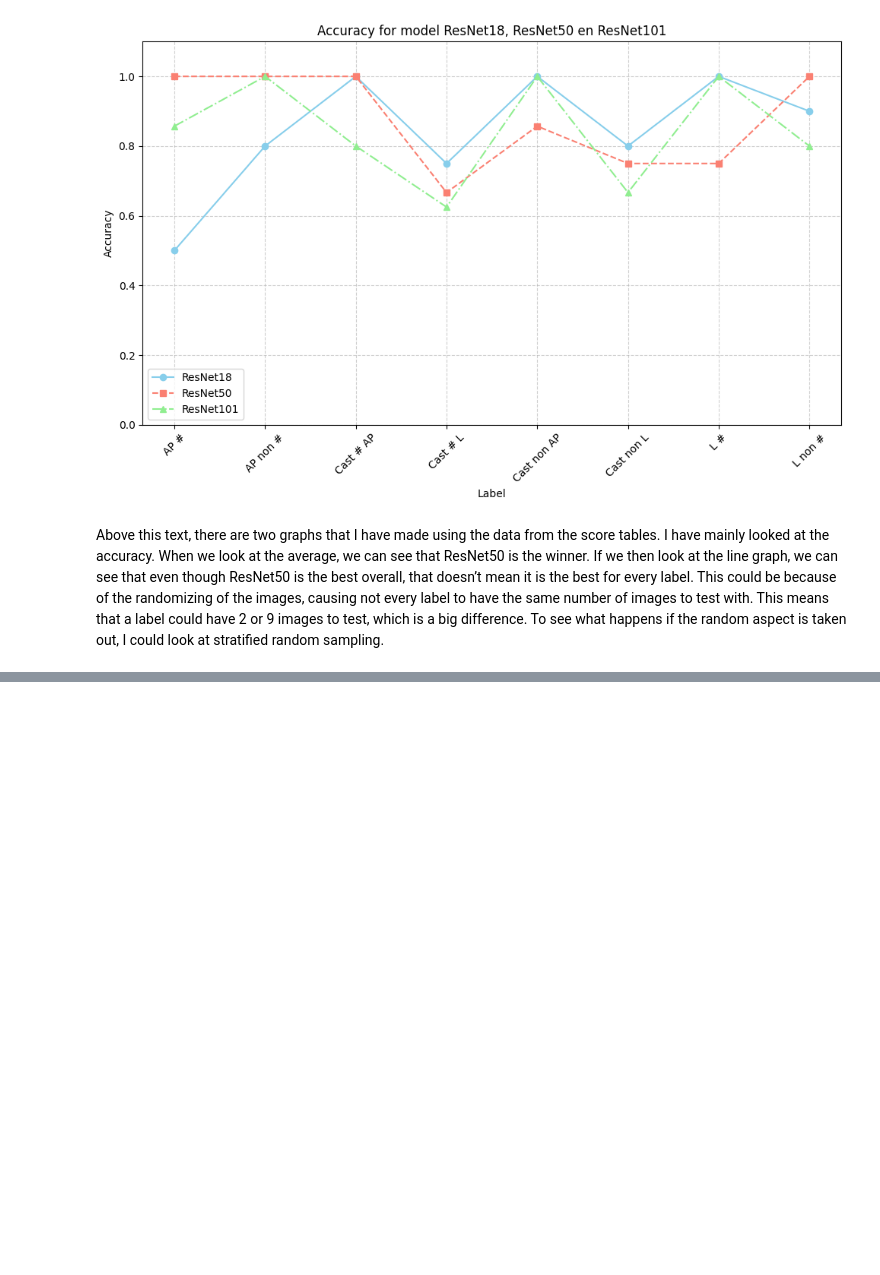
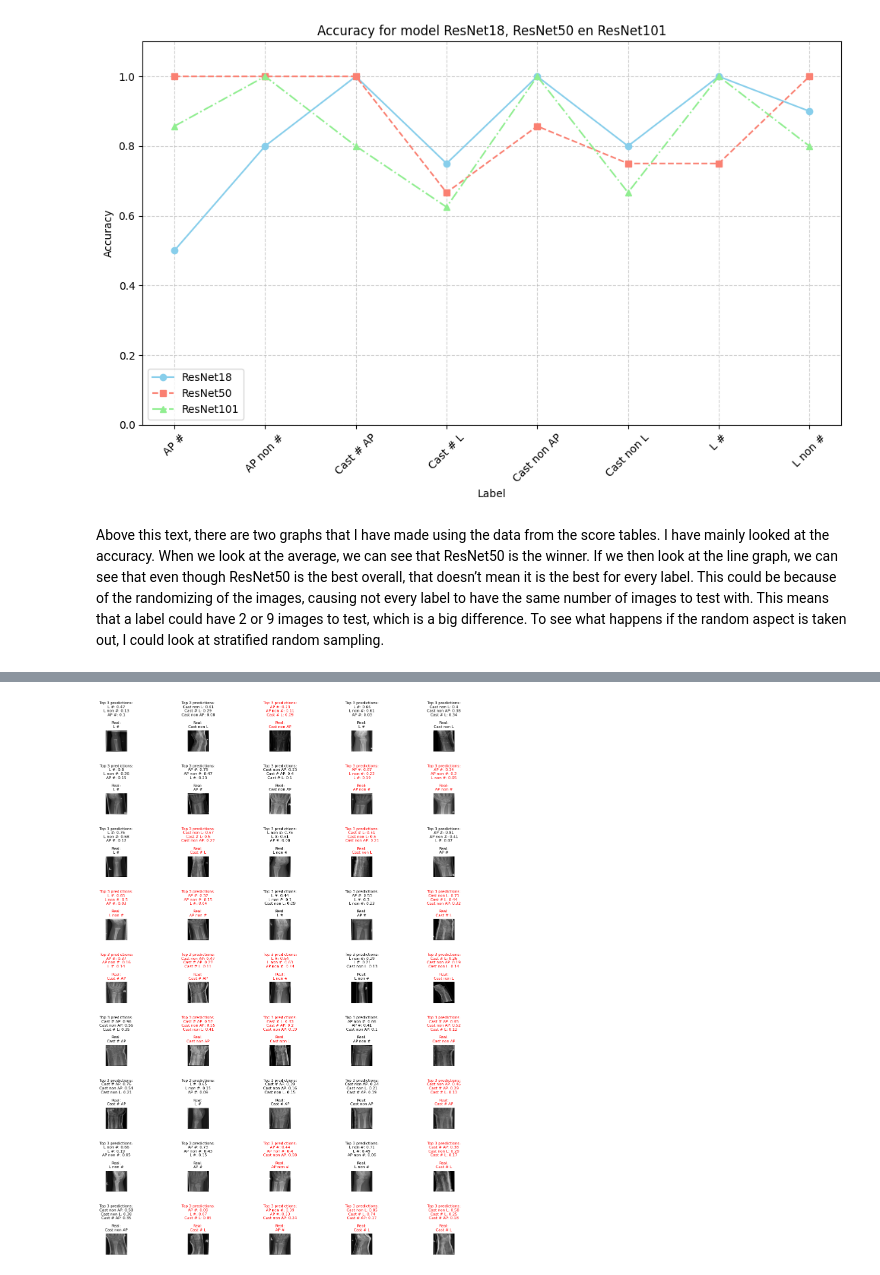
Before and after one commit to Homura2003/X-ray-classifier, a Jupyter notebook: X-ray classification notebook.ipynb, the cells around one changed output, grey strips where cells are left out. Drawn from its saved outputs; the diff is of its cells as text; code cells hidden in the pictures; blank space fills up the shorter version.

```diff
--- a/X-ray classification notebook.ipynb
+++ b/X-ray classification notebook.ipynb
@@ -745,0 +950,44 @@ Above this text, there are two graphs that I have made using the data from the s
+# %%
+inference_dataloader = dataset.test_dataloader()
+preds = trainer.predict(model, dataloaders=inference_dataloader)
+predictions = torch.cat(preds)
+images = torch.cat([x for x, y in inference_dataloader])
+labels = torch.cat([y for x, y in inference_dataloader])
+# %%
+import torch
+import matplotlib.pyplot as plt
+
+fig, axs = plt.subplots(9, 5, figsize=(15, 20))
+axs = axs.flatten()
+
+classes = ['AP #', 'AP non #', 'Cast # AP', 'Cast # L', 'Cast non AP', 'Cast non L', 'L #', 'L non #']
+
+for i, (image, truth, prediction) in enumerate(zip(images, labels, predictions)):
+    if i >= len(axs):
+        break
+
+    probabilities = torch.sigmoid(prediction)
+
+    top3_indices = torch.argsort(probabilities, descending=True)[:3]
+    top3_probs = [round(probabilities[idx].item(), 2) for idx in top3_indices]
+    top3_labels = [classes[idx] for idx in top3_indices]
+
+    pred_text = "\n".join([f"{label}: {prob}" for label, prob in zip(top3_labels, top3_probs)])
+
+    if truth.dim() == 0:
+        truth_text = classes[truth.item()]
+        is_correct = classes[torch.argmax(probabilities)] == truth_text
+    else:
+        truth_text = "\n".join([classes[idx] for idx in range(len(classes)) if truth[idx] > 0])
+        is_correct = any(classes[torch.argmax(probabilities)] == label for label in truth_text.split("\n"))
+
+    axs[i].imshow(image.permute(1, 2, 0).numpy())
+    axs[i].set_title(f"Top 3 predictions:\n{pred_text}\n\nReal:\n{truth_text}",
+                     color="red" if not is_correct else "black",
+                     fontsize=8)
+    axs[i].axis("off")
+
+plt.subplots_adjust(hspace=2)
+plt.show()
+# %% [output]
+[figure, added]
```
Also changed, not shown: parts of 10 cells of this notebook.
